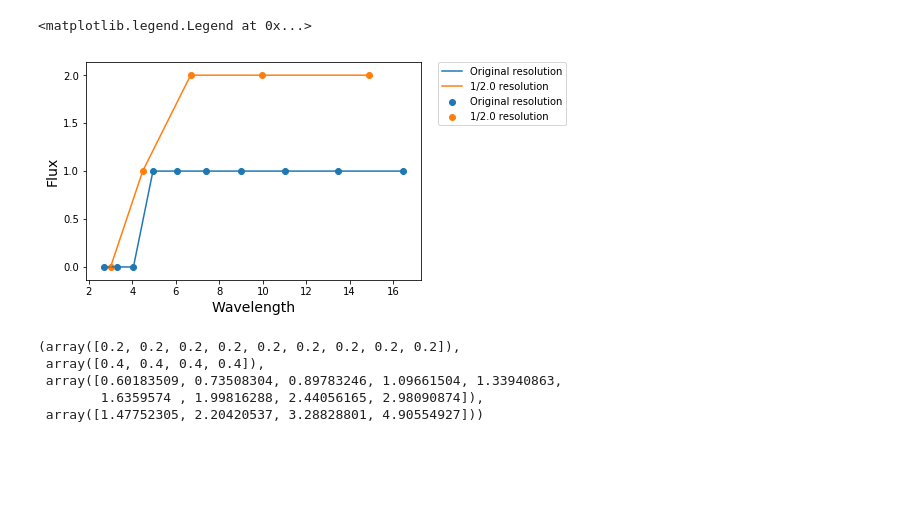
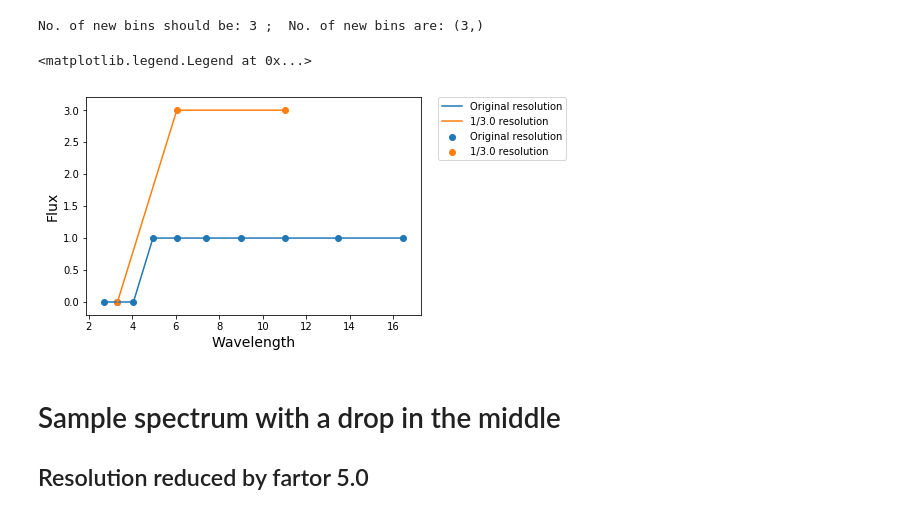
Before and after one commit to umerudel/SESNspectraPCA, a Jupyter notebook: code/test.ipynb, the cells around one changed output. Saved outputs shown, nothing was run; the diff lists cells and outputs as text; code cells hidden in the pictures; blank space fills up the shorter version.

```diff
--- a/code/test.ipynb
+++ b/code/test.ipynb
@@ -85,20 +9,22 @@ plt.plot(w2, f2)
 # %%
-plt.plot(w, f, label="Original resolution")
-plt.scatter(w, f, label="Original resolution")
-plt.plot(w2, f2, label="1/2.0 resolution")
-plt.scatter(w2, f2, label="1/2.0 resolution")
+wvl_start = np.exp(np.arange(1., 3., 0.2))
+f_start = np.ones(len(wvl_start))
+f_start[0:3] = 0
+ns_start = binspec(wvl_start, f_start, f_start, 3.0)
+print("No. of new bins should be:", int(float(len(wvl_start)) / 3.0),  ";  No. of new bins are:", ns_start[0].shape)
+plt.plot(wvl_start, f_start, label="Original resolution")
+plt.scatter(wvl_start, f_start, label="Original resolution")
+plt.plot(ns_start[0], ns_start[1], label="1/3.0 resolution")
+plt.scatter(ns_start[0], ns_start[1], label="1/3.0 resolution")
 plt.xlabel('Wavelength', fontsize=14)
 plt.ylabel('Flux', fontsize=14)
 plt.legend(bbox_to_anchor=(1.05, 1), loc='upper left', borderaxespad=0.)
 # %% [output]
-<matplotlib.legend.Legend at 0x...>
+No. of new bins should be: 3 ;  No. of new bins are: (3,)
+<matplotlib.legend.Legend at 0x...>
-[figure, old version]
+[figure, new version]
-# %%
-np.diff(wl), np.diff(np.log(w2)), np.diff(w), np.diff(w2)
-# %% [output]
-(array([0.2, 0.2, 0.2, 0.2, 0.2, 0.2, 0.2, 0.2, 0.2]),
- array([0.4, 0.4, 0.4, 0.4]),
- array([0.60183509, 0.73508304, 0.89783246, 1.09661504, 1.33940863,
-        1.6359574 , 1.99816288, 2.44056165, 2.98090874]),
- array([1.47752305, 2.20420537, 3.28828801, 4.90554927]))
+# %% [markdown]
+# Sample spectrum with a drop in the middle
+
+## Resolution reduced by fartor 5.0
 # %%
```
Also changed, not shown: parts of 20 cells of this notebook.
